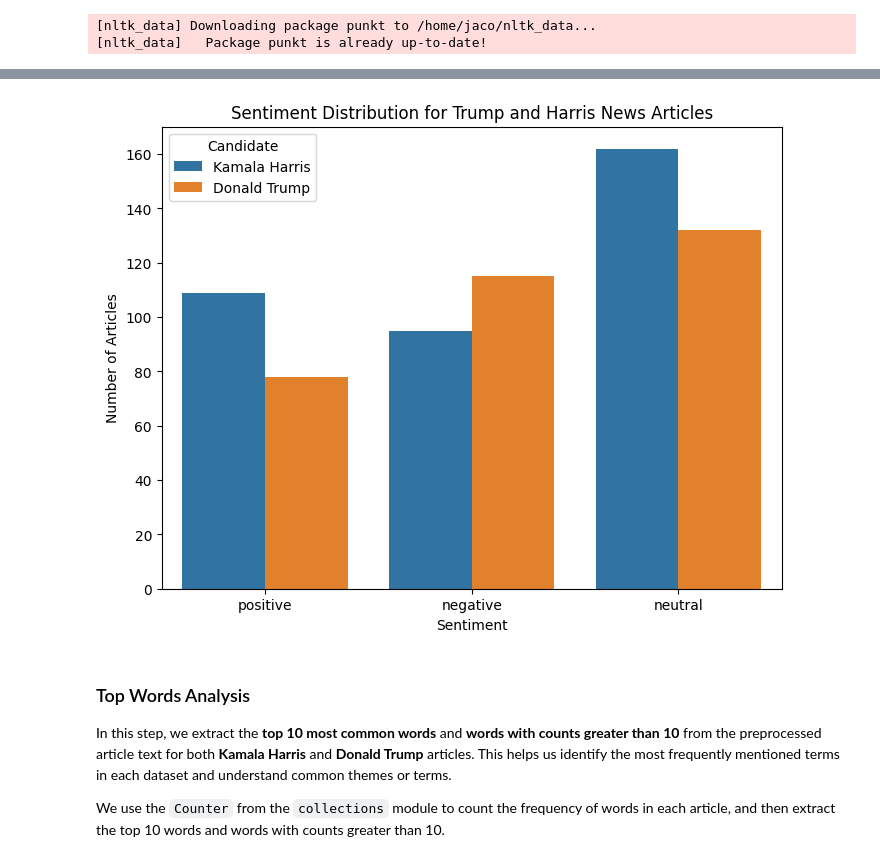
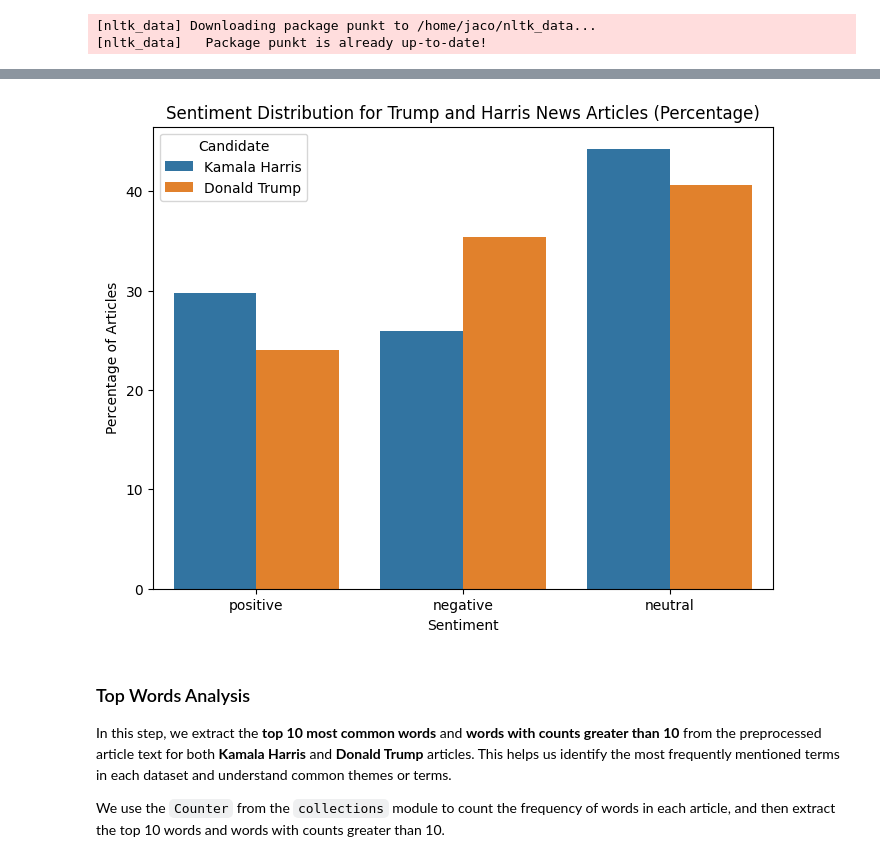
Before and after one commit to FrancoKruger/DS346proj, a Jupyter notebook: EDA_and_NLP_analysis.ipynb, the cells around one changed output, grey strips where cells are left out. Cells and saved outputs as stored; diff of their text form; code cells hidden in the pictures.

Commit message:
Update sentiment distribution to use percentage

```diff
--- a/EDA_and_NLP_analysis.ipynb
+++ b/EDA_and_NLP_analysis.ipynb
@@ -355,44 +359,53 @@ def calculate_sentiment_distribution(articles):
     sentiments = {"positive": 0, "negative": 0, "neutral": 0}
 
     for article in articles:
         compound_score = sid.polarity_scores(article.get("article"))["compound"]
 
         if compound_score > 0.5:
             sentiments["positive"] += 1
         elif compound_score < -0.5:
             sentiments["negative"] += 1
         else:
             sentiments["neutral"] += 1
 
     return sentiments
 
 
 harris_sentiment_distribution = calculate_sentiment_distribution(harris_data)
 trump_sentiment_distribution = calculate_sentiment_distribution(trump_data)
 
+# Convert counts to percentages
+harris_total = sum(harris_sentiment_distribution.values())
+trump_total = sum(trump_sentiment_distribution.values())
+
+harris_percentages = {
+    key: (value / harris_total) * 100
+    for key, value in harris_sentiment_distribution.items()
+}
+trump_percentages = {
+    key: (value / trump_total) * 100
+    for key, value in trump_sentiment_distribution.items()
+}
+
 sentiment_labels = ["positive", "negative", "neutral"]
-harris_counts = [
-    harris_sentiment_distribution[sentiment] for sentiment in sentiment_labels
-]
-trump_counts = [
-    trump_sentiment_distribution[sentiment] for sentiment in sentiment_labels
-]
+harris_counts = [harris_percentages[sentiment] for sentiment in sentiment_labels]
+trump_counts = [trump_percentages[sentiment] for sentiment in sentiment_labels]
 
 df_sentiment = pd.DataFrame(
     {
         "Sentiment": sentiment_labels * 2,
-        "Count": harris_counts + trump_counts,
+        "Percentage": harris_counts + trump_counts,
         "Candidate": ["Kamala Harris"] * 3 + ["Donald Trump"] * 3,
     }
 )
 
 plt.figure(figsize=(8, 6))
-sns.barplot(x="Sentiment", y="Count", hue="Candidate", data=df_sentiment)
-plt.title("Sentiment Distribution for Trump and Harris News Articles")
-plt.ylabel("Number of Articles")
+sns.barplot(x="Sentiment", y="Percentage", hue="Candidate", data=df_sentiment)
+plt.title("Sentiment Distribution for Trump and Harris News Articles (Percentage)")
+plt.ylabel("Percentage of Articles")
 plt.show()
 # %% [output]
-[figure, old version]
+[figure, new version]
 # %% [markdown]
 ### Top Words Analysis
 
```
Also changed, not shown: parts of 1 cell of this notebook.
